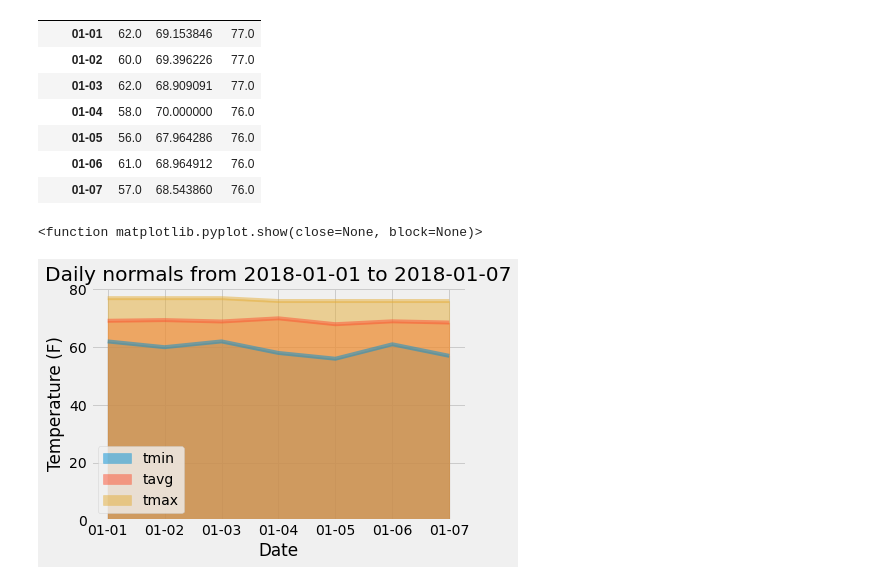
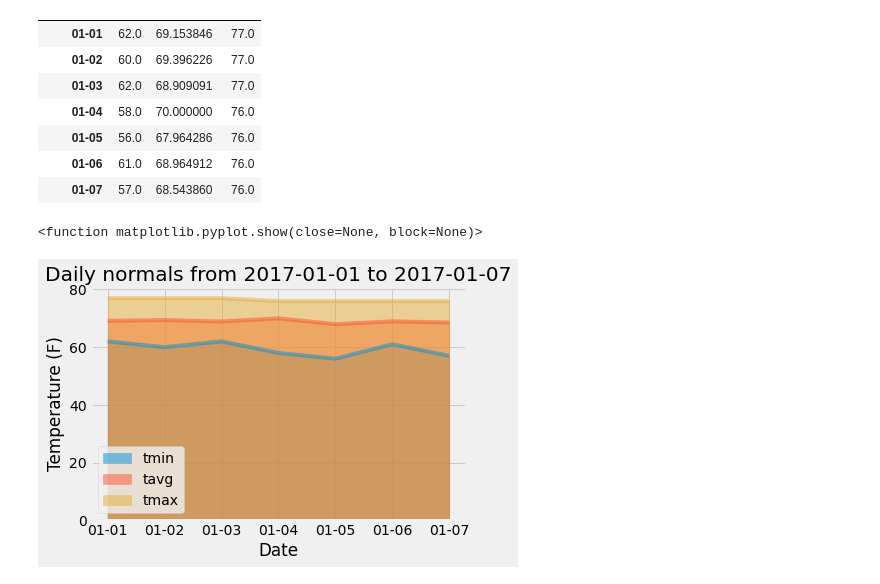
Before and after one commit to denk-ie/sqlalchemy-challenge, a Jupyter notebook: climate_starter.ipynb, the cells around one changed output. Saved outputs shown, nothing was run; the diff lists cells and outputs as text; code cells hidden in the pictures.

```diff
--- a/climate_starter.ipynb
+++ b/climate_starter.ipynb
@@ -171,7 +169,7 @@ plt.show()
 # %%
 # Calculate the total amount of rainfall per weather station for your trip dates using the previous year's matching dates.
 # Sort this in descending order by precipitation amount and list the station, name, latitude, longitude, and elevation
-sel = [Measurement.station, Station.name, Station.latitude, Station.longitude, Station.elevation]
+sel = [Measurement.station, Station.name, Station.latitude, Station.longitude, Station.elevation, func.sum(Measurement.prcp)]
 total_rainfall_per_weather_station = session.query(*sel).\
     filter(Measurement.station == Station.station).\
     filter(Measurement.date >= trip_start_date).\
@@ -179,7 +177,7 @@ total_rainfall_per_weather_station = session.query(*sel).\
     group_by(Measurement.station).\
     order_by(func.sum(Measurement.prcp).desc()).all()
 
-rainfall_df = pd.DataFrame(total_rainfall_per_weather_station, columns=["Station", "Name", "Latitude", "Longitude", "Elevation"])
+rainfall_df = pd.DataFrame(total_rainfall_per_weather_station, columns=["Station", "Name", "Latitude", "Longitude", "Elevation", "Sum/Total Precipitation"])
 
 rainfall_df
 # %% [output]
@@ -266,12 +264,12 @@ daily_normals_df
 # %%
 # Plot the daily normals as an area plot with `stacked=False`
 ax = daily_normals_df.plot.area(stacked=False)
-trip_start = trip_start_date.replace(year = trip_start_date.year + 1)
-trip_end = trip_end_date.replace(year = trip_end_date.year + 1)
+trip_start = trip_start_date.replace(year = trip_start_date.year)
+trip_end = trip_end_date.replace(year = trip_end_date.year)
 ax.set_title(f"Daily normals from {trip_start} to {trip_end}")
 ax.set_xlabel("Date")
 ax.set_ylabel("Temperature (F)")
 plt.show
 # %% [output]
 <function matplotlib.pyplot.show(close=None, block=None)>
-[figure, old version]
+[figure, new version]
```
Also changed, not shown: parts of 3 cells of this notebook.
